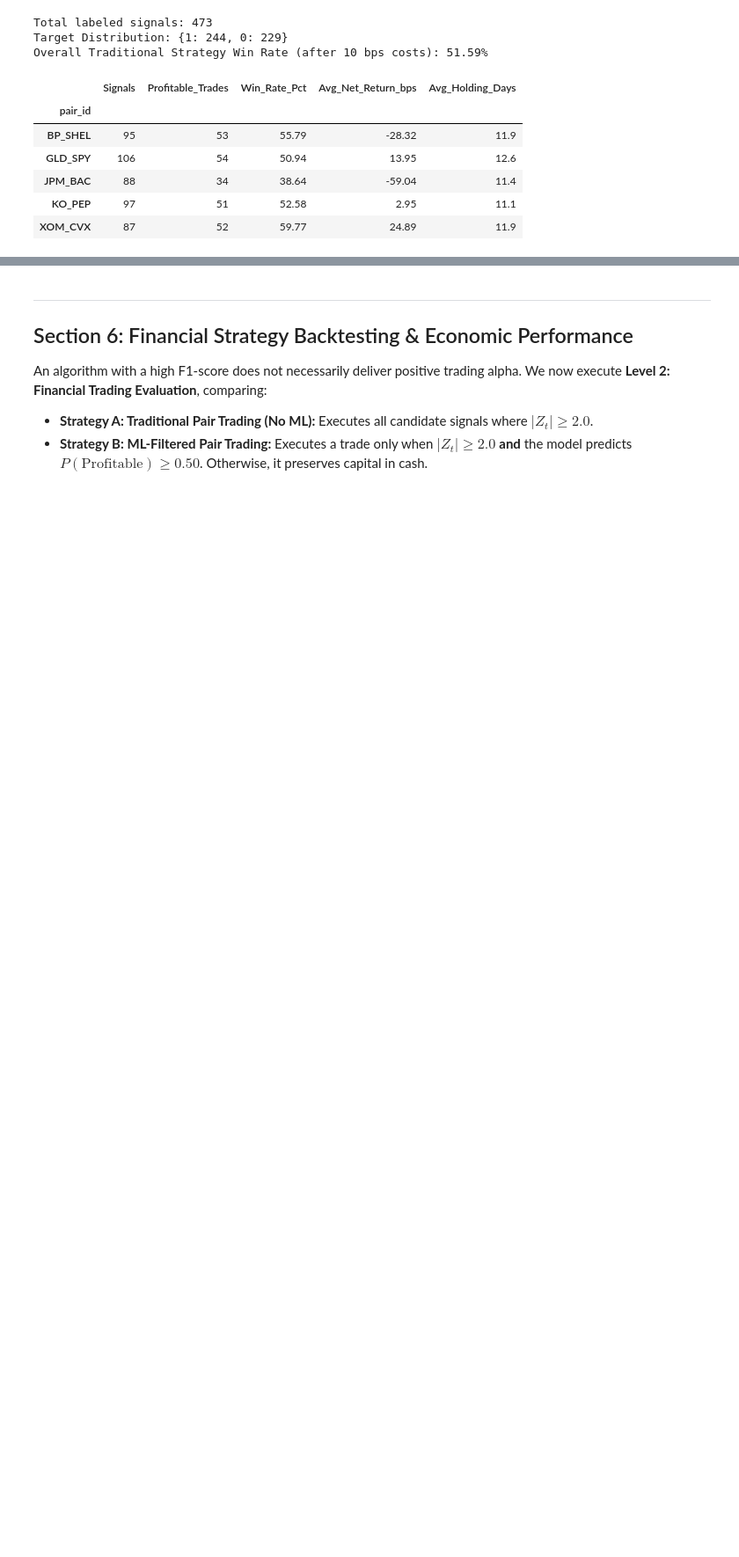
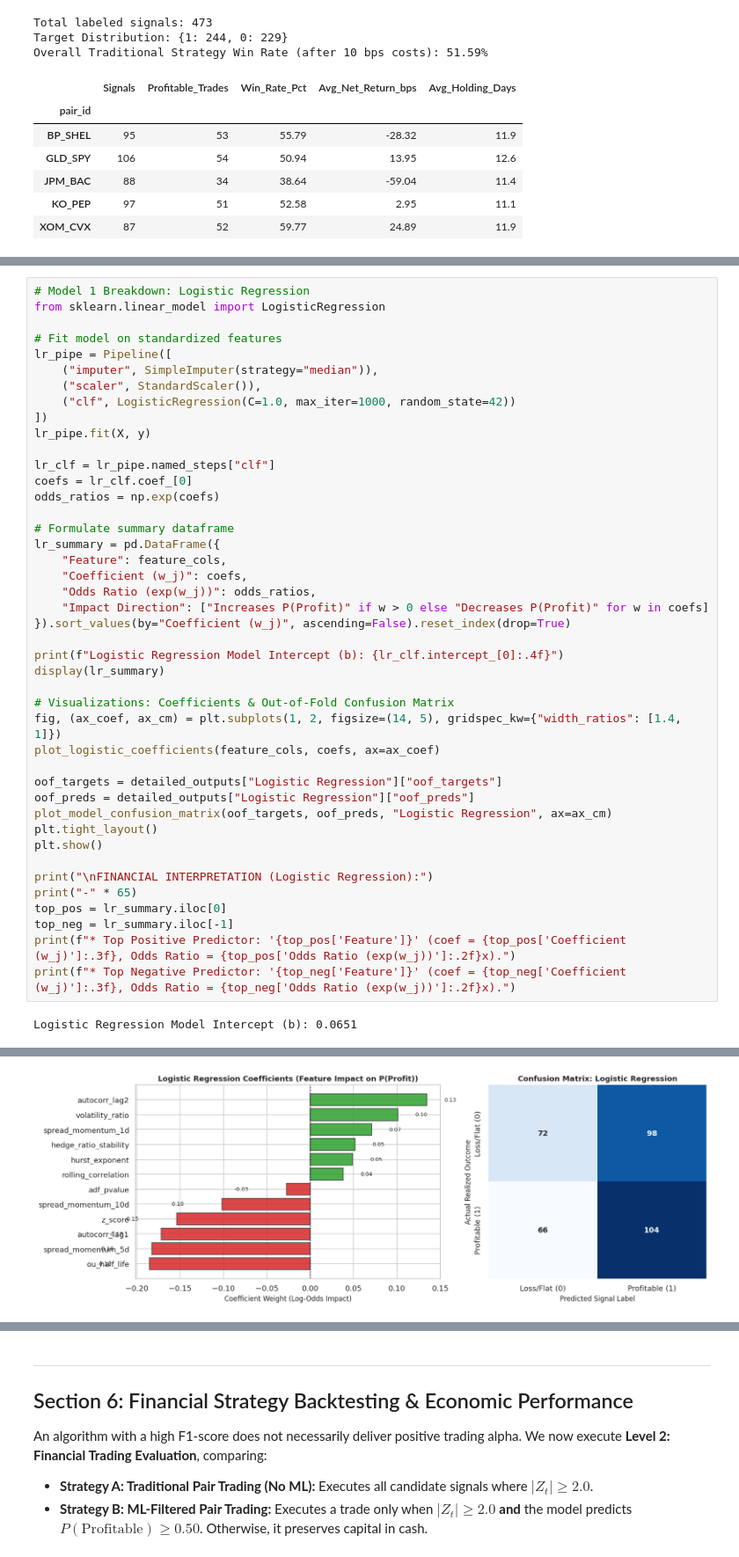
Before and after one commit to hi1r0/3rd-Semester-notes, a Jupyter notebook: ML/Assignment/pair_trading_ml_assignment.ipynb, the cells around one changed output, grey strips where cells are left out. Shown at 88% size. Drawn from its saved outputs; the diff is of its cells as text; blank space fills up the shorter version.

```diff
--- a/ML/Assignment/pair_trading_ml_assignment.ipynb
+++ b/ML/Assignment/pair_trading_ml_assignment.ipynb
@@ -405,0 +423,45 @@ plt.show()
+# %%
+# Model 1 Breakdown: Logistic Regression
+from sklearn.linear_model import LogisticRegression
+
+# Fit model on standardized features
+lr_pipe = Pipeline([
+    ("imputer", SimpleImputer(strategy="median")),
+    ("scaler", StandardScaler()),
+    ("clf", LogisticRegression(C=1.0, max_iter=1000, random_state=42))
+])
+lr_pipe.fit(X, y)
+
+lr_clf = lr_pipe.named_steps["clf"]
+coefs = lr_clf.coef_[0]
+odds_ratios = np.exp(coefs)
+
+# Formulate summary dataframe
+lr_summary = pd.DataFrame({
+    "Feature": feature_cols,
+    "Coefficient (w_j)": coefs,
+    "Odds Ratio (exp(w_j))": odds_ratios,
+    "Impact Direction": ["Increases P(Profit)" if w > 0 else "Decreases P(Profit)" for w in coefs]
+}).sort_values(by="Coefficient (w_j)", ascending=False).reset_index(drop=True)
+
+print(f"Logistic Regression Model Intercept (b): {lr_clf.intercept_[0]:.4f}")
+display(lr_summary)
+
+# Visualizations: Coefficients & Out-of-Fold Confusion Matrix
+fig, (ax_coef, ax_cm) = plt.subplots(1, 2, figsize=(14, 5), gridspec_kw={"width_ratios": [1.4, 1]})
+plot_logistic_coefficients(feature_cols, coefs, ax=ax_coef)
+
+oof_targets = detailed_outputs["Logistic Regression"]["oof_targets"]
+oof_preds = detailed_outputs["Logistic Regression"]["oof_preds"]
+plot_model_confusion_matrix(oof_targets, oof_preds, "Logistic Regression", ax=ax_cm)
+plt.tight_layout()
+plt.show()
+
+print("\nFINANCIAL INTERPRETATION (Logistic Regression):")
+print("-" * 65)
+top_pos = lr_summary.iloc[0]
+top_neg = lr_summary.iloc[-1]
+print(f"* Top Positive Predictor: '{top_pos['Feature']}' (coef = {top_pos['Coefficient (w_j)']:.3f}, Odds Ratio = {top_pos['Odds Ratio (exp(w_j))']:.2f}x).")
+print(f"* Top Negative Predictor: '{top_neg['Feature']}' (coef = {top_neg['Coefficient (w_j)']:.3f}, Odds Ratio = {top_neg['Odds Ratio (exp(w_j))']:.2f}x).")
+# %% [output]
+Logistic Regression Model Intercept (b): 0.0651
@@ -405,0 +481 @@ plt.show()
+[figure, added]
```
Also changed, not shown: parts of 23 cells of this notebook, 6 other files.
